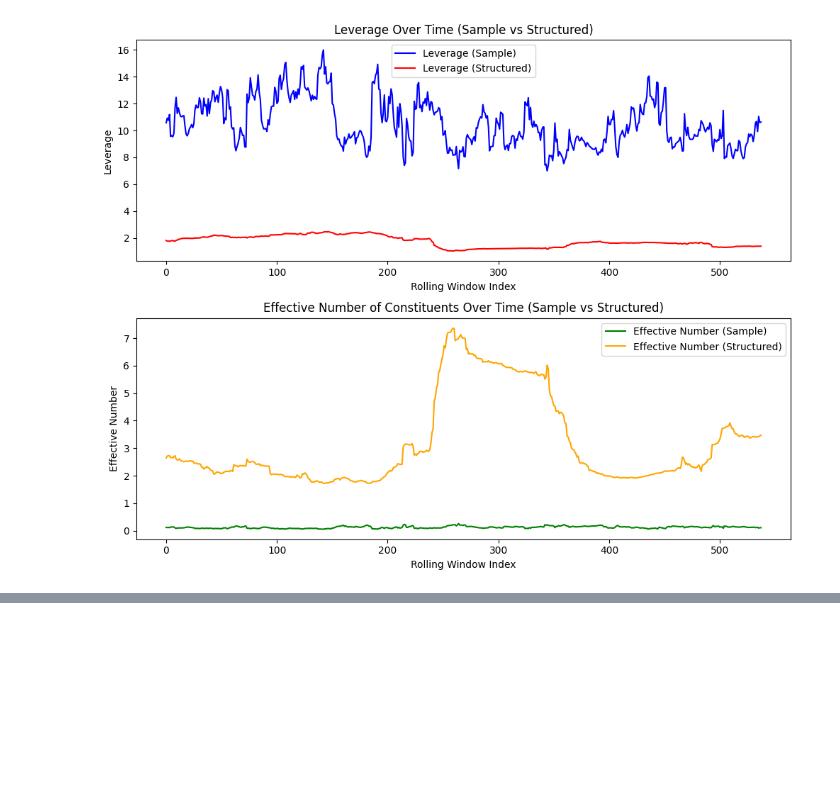
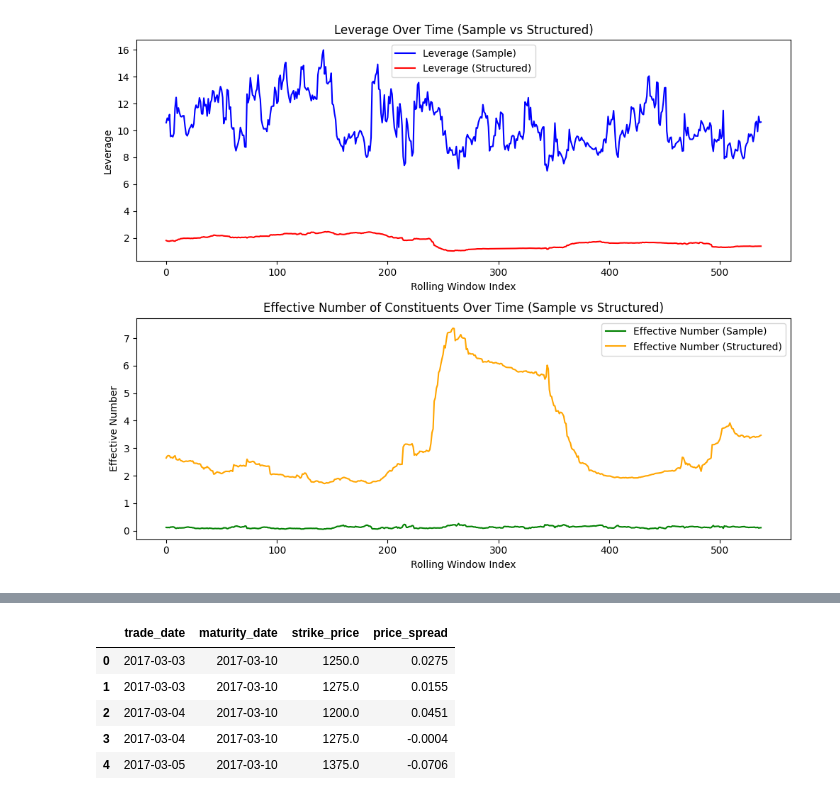
Before and after one commit to zaccheus-lines/CPPI, a Jupyter notebook: empirical_notebook.ipynb, the cells around one changed output, grey strips where cells are left out. Drawn from its saved outputs; the diff is of its cells as text; code cells hidden in the pictures; blank space fills up the shorter version.

```diff
--- a/empirical_notebook.ipynb
+++ b/empirical_notebook.ipynb
@@ -255,0 +344,11 @@ plt.show()
+# %%
+twin_data['price_spread'] = twin_data['price_BTC_call'] - twin_data['price_BTC_put']
+# Display the results
+display(twin_data[['trade_date', 'maturity_date', 'strike_price', 'price_spread']].head())
+# %% [output]
+|  | trade_date | maturity_date | strike_price | price_spread |
+| 0 | 2017-03-03 | 2017-03-10 | 1250.0 | 0.0275 |
+| 1 | 2017-03-03 | 2017-03-10 | 1275.0 | 0.0155 |
+| 2 | 2017-03-04 | 2017-03-10 | 1200.0 | 0.0451 |
+| 3 | 2017-03-04 | 2017-03-10 | 1275.0 | -0.0004 |
+| 4 | 2017-03-05 | 2017-03-10 | 1375.0 | -0.0706 |
```
Also changed, not shown: parts of 18 cells of this notebook.
